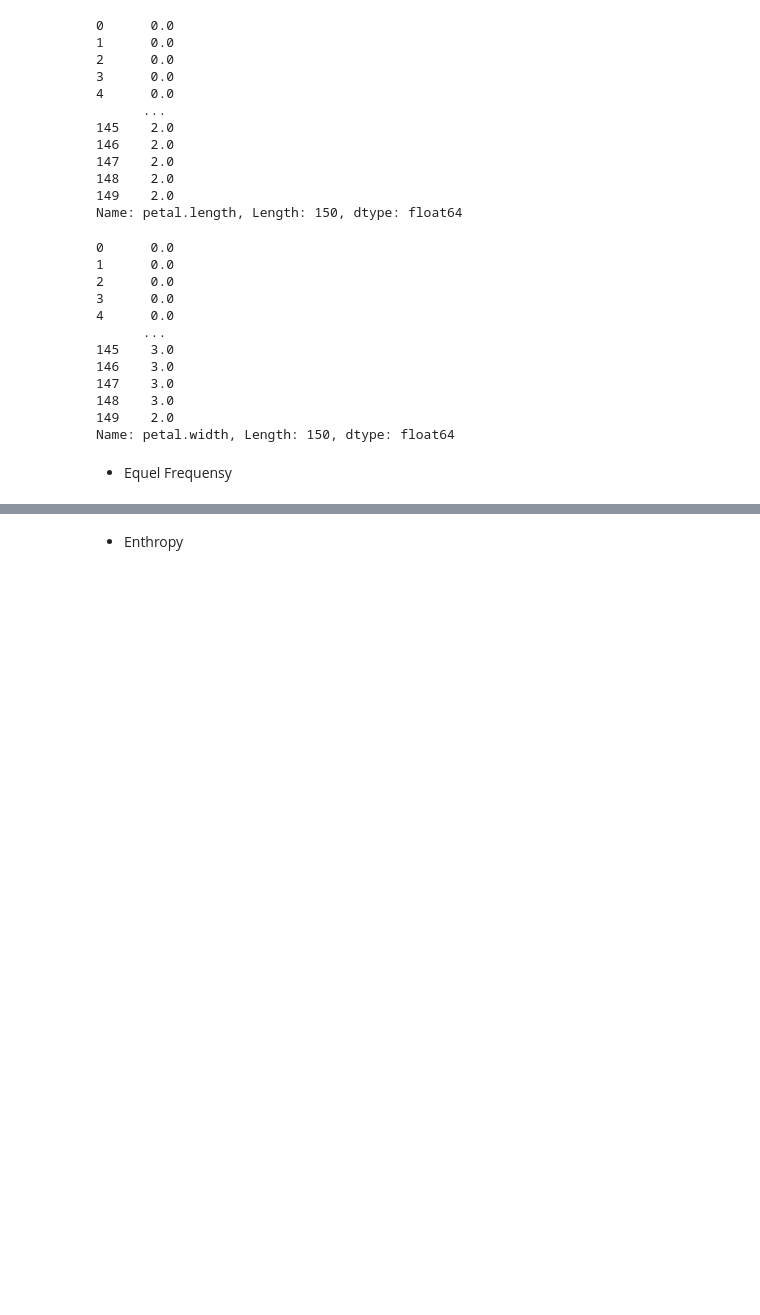
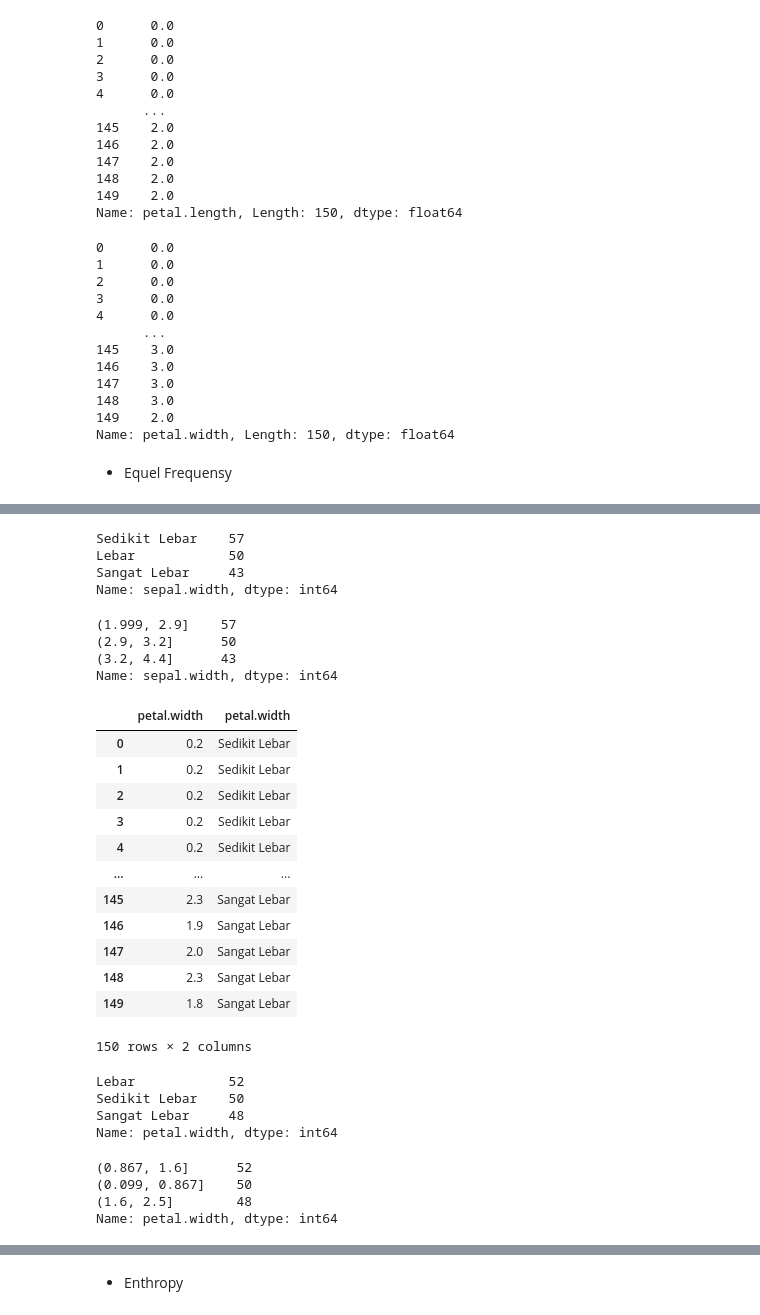
Before and after one commit to AliGhufron-28/datamaining, a Jupyter notebook: _sources/notebooks.ipynb, the cells around one changed output, grey strips where cells are left out. Saved outputs shown, nothing was run; the diff lists cells and outputs as text; code cells hidden in the pictures; blank space fills up the shorter version.

```diff
--- a/_sources/notebooks.ipynb
+++ b/_sources/notebooks.ipynb
@@ -255,0 +323,59 @@ Name: petal.width, Length: 150, dtype: float64
+# %%
+# equal-frequency intervals binning with label
+labelled_sepal_width_ef_binning
+# %% [output]
+Sedikit Lebar    57
+Lebar            50
+Sangat Lebar     43
+Name: sepal.width, dtype: int64
+# %%
+# equal-frequency intervals out label
+interval_sepal_width_ef_binning
+# %% [output]
+(1.999, 2.9]    57
+(2.9, 3.2]      50
+(3.2, 4.4]      43
+Name: sepal.width, dtype: int64
+# %%
+# petal width
+# equal-frequency intervals
+
+labels = ["Sedikit Lebar", "Lebar", "Sangat Lebar"]
+amount_of_binning = len(labels)
+
+petal_width_ef_binning = pd.qcut(PETAL_WIDTH_SERIES, amount_of_binning, labels)
+labelled_petal_width_ef_binning = petal_width_ef_binning.value_counts()
+interval_petal_width_ef_binning = pd.qcut(PETAL_WIDTH_SERIES, amount_of_binning).value_counts()
+# %%
+# dataframe of petal-width and petal category
+pd.concat((PETAL_WIDTH_SERIES, petal_width_ef_binning), axis = 1)
+# %% [output]
+|  | petal.width | petal.width |
+| 0 | 0.2 | Sedikit Lebar |
+| 1 | 0.2 | Sedikit Lebar |
+| 2 | 0.2 | Sedikit Lebar |
+| 3 | 0.2 | Sedikit Lebar |
+| 4 | 0.2 | Sedikit Lebar |
+| ... | ... | ... |
+| 145 | 2.3 | Sangat Lebar |
+| 146 | 1.9 | Sangat Lebar |
+| 147 | 2.0 | Sangat Lebar |
+| 148 | 2.3 | Sangat Lebar |
+| 149 | 1.8 | Sangat Lebar |
+150 rows × 2 columns
+# %%
+# equal-frequency intervals binning with label
+labelled_petal_width_ef_binning
+# %% [output]
+Lebar            52
+Sedikit Lebar    50
+Sangat Lebar     48
+Name: petal.width, dtype: int64
+# %%
+# equal-frequency intervals without label
+interval_petal_width_ef_binning
+# %% [output]
+(0.867, 1.6]      52
+(0.099, 0.867]    50
+(1.6, 2.5]        48
+Name: petal.width, dtype: int64
```
Also changed, not shown: parts of 19 cells of this notebook, 4 other files.
